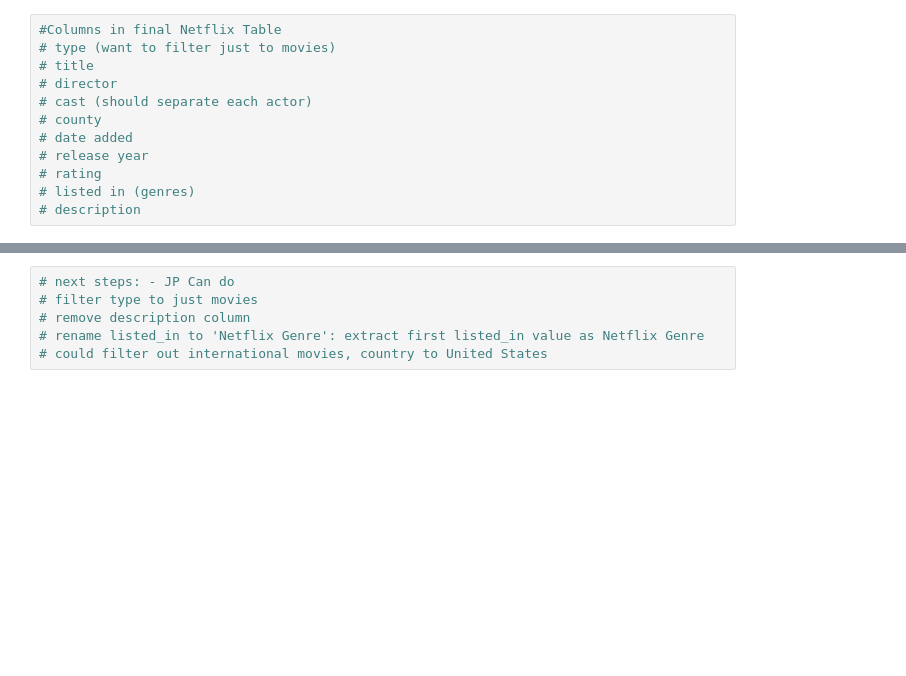
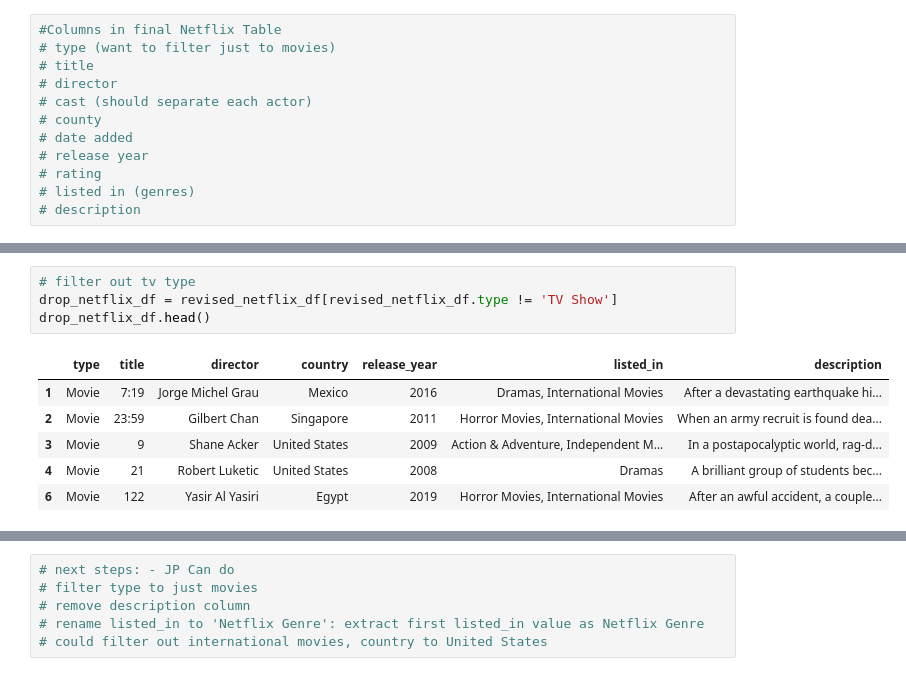
Before and after one commit to angelilucila/Group9_ETL, a Jupyter notebook: Netflix-Angeli.ipynb, the cells around one changed output, grey strips where cells are left out. Drawn from its saved outputs; the diff is of its cells as text; blank space fills up the shorter version.

```diff
--- a/Netflix-Angeli.ipynb
+++ b/Netflix-Angeli.ipynb
@@ -79,0 +79,11 @@ revised_netflix_df.head()
+# %%
+# filter out tv type
+drop_netflix_df = revised_netflix_df[revised_netflix_df.type != 'TV Show']
+drop_netflix_df.head()
+# %% [output]
+|  | type | title | director | country | release_year | listed_in | description |
+| 1 | Movie | 7:19 | Jorge Michel Grau | Mexico | 2016 | Dramas, International Movies | After a devastating earthquake hi... |
+| 2 | Movie | 23:59 | Gilbert Chan | Singapore | 2011 | Horror Movies, International Movies | When an army recruit is found dea... |
+| 3 | Movie | 9 | Shane Acker | United States | 2009 | Action & Adventure, Independent M... | In a postapocalyptic world, rag-d... |
+| 4 | Movie | 21 | Robert Luketic | United States | 2008 | Dramas | A brilliant group of students bec... |
+| 6 | Movie | 122 | Yasir Al Yasiri | Egypt | 2019 | Horror Movies, International Movies | After an awful accident, a couple... |
```
Also changed, not shown: parts of 16 cells of this notebook.
